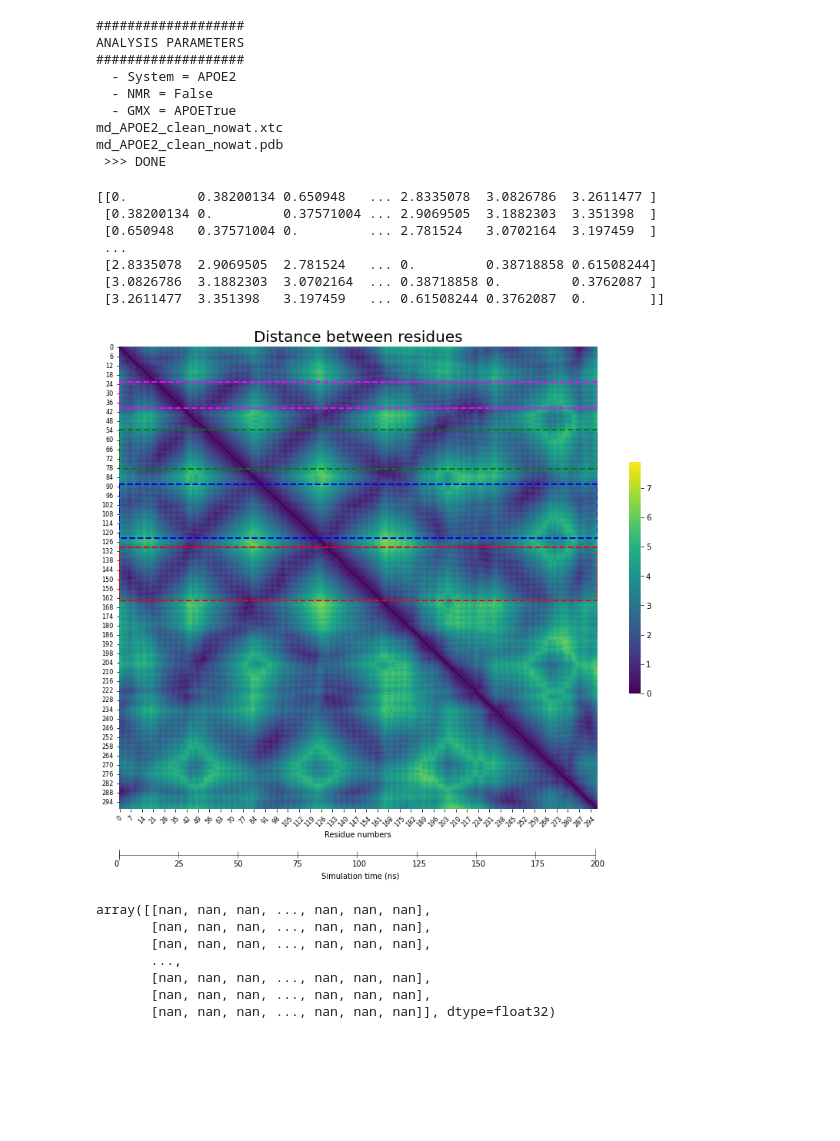
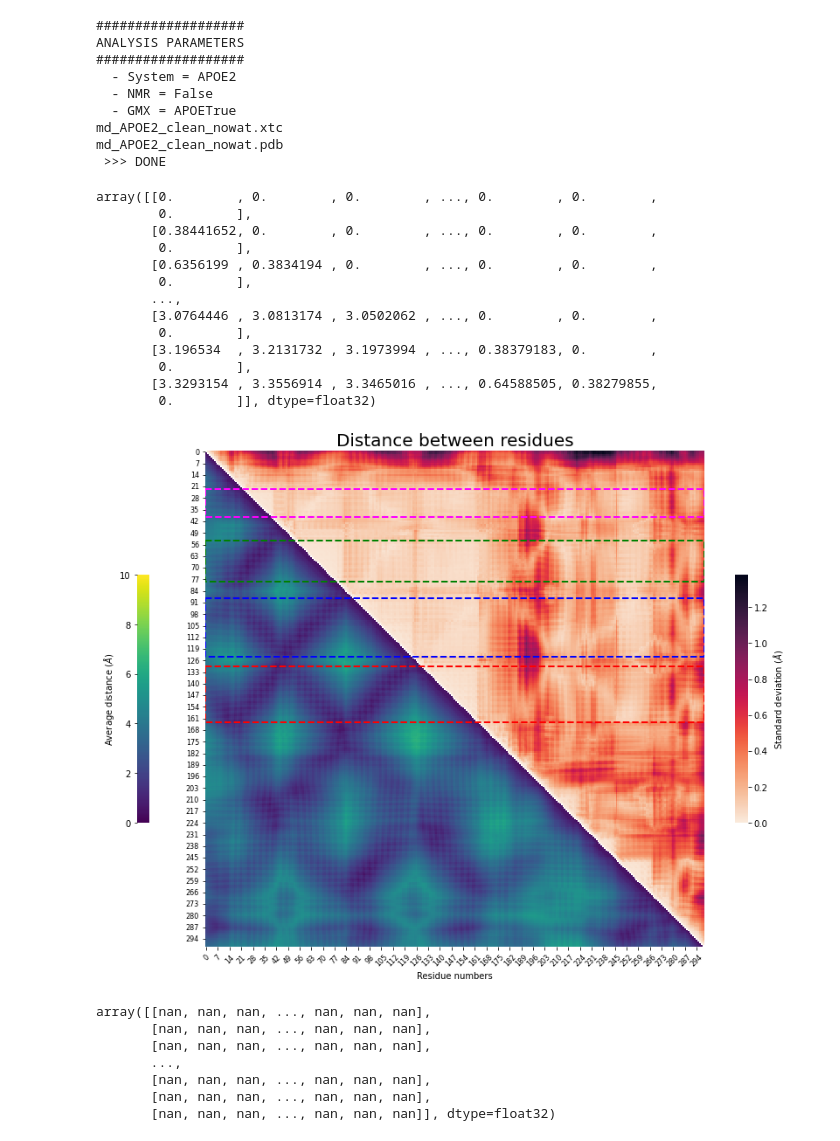
Before and after one commit to tubiana/analysisMDnotebooks, a Jupyter notebook: generate_analysis_MD.ipynb, the cells around one changed output. Cells and saved outputs as stored; diff of their text form; code cells hidden in the pictures; blank space fills up the shorter version.

Commit message:
bug fixer on average matrix and now more visibility for std matrix

```diff
--- a/generate_analysis_MD.ipynb
+++ b/generate_analysis_MD.ipynb
@@ -1221,6 +1221,22 @@ del(std_matrix)
 del(average_matrix)
 
 matrices [matrices == 0] = np.nan
+# %%
+summatry_matrix
+# %% [output]
+array([[0.        , 0.        , 0.        , ..., 0.        , 0.        ,
+        0.        ],
+       [0.38441652, 0.        , 0.        , ..., 0.        , 0.        ,
+        0.        ],
+       [0.6356199 , 0.3834194 , 0.        , ..., 0.        , 0.        ,
+        0.        ],
+       ...,
+       [3.0764446 , 3.0813174 , 3.0502062 , ..., 0.        , 0.        ,
+        0.        ],
+       [3.196534  , 3.2131732 , 3.1973994 , ..., 0.38379183, 0.        ,
+        0.        ],
+       [3.3293154 , 3.3556914 , 3.3465016 , ..., 0.64588505, 0.38279855,
+        0.        ]], dtype=float32)
 # %%
 maxval = np.nanmax(matrices)
 # %%
@@ -1233,11 +1249,21 @@ def plot_matrix(matrix, frameNumber=None, basename="distance_", maxFrame=None, m
         ax0 = fig.add_subplot(gs[0, :])
         ax1 = fig.add_subplot(gs[1, :])
         matrix = matrix + np.nan_to_num(matrix,0).T
-        print(matrix)
+        g = sns.heatmap(matrix, cmap="viridis", ax=ax0, vmin=0, vmax=maxval,cbar_kws = {"shrink":0.5})
     else:
-        fig, ax0 = plt.subplots(figsize=(10,8))
+        fig, ax0 = plt.subplots(figsize=(13,9))
+        average = matrix.copy()
+        average *= np.tri(*matrix.shape) # Set the upper triangle to 0
+        average [average == 0] = np.nan
 
-    g = sns.heatmap(matrix, cmap="viridis", ax=ax0, vmin=0, vmax=maxval,cbar_kws = {"shrink":0.5})
+        std = matrix.copy()
+        std *= 1 - np.tri(*std.shape, k=-1) # Set the lower triangle to 0
+        std [std == 0] = np.nan
+
+        g = sns.heatmap(average, cmap="viridis", ax=ax0, vmin=0, vmax=maxval,cbar_kws = {"shrink":0.5,'location':"left",'pad':0.07,  'label': r'Average distance ($\AA$)'})
+        g = sns.heatmap(std, cmap="rocket_r", ax=ax0, vmin=0,cbar_kws = {"shrink":0.5, 'location':"right",'label': r'Standard deviation ($\AA$)'}, )
+
+
     old_xticklabels = g.get_xticklabels()
     old_yticklabels = g.get_yticklabels()
     new_xticklabels = [str(convert_idx_res[int(t.get_text())]) for t in old_xticklabels]
@@ -1264,42 +1290,35 @@ def plot_matrix(matrix, frameNumber=None, basename="distance_", maxFrame=None, m
         ax1.text(x=SIMULATIONTIME-2, y=0, s=SIMULATIONTIME)
         ax1.text(x=SIMULATIONTIME/2-15, y=-0.5, s="Simulation time (ns)")
         ax1.hlines(y=0.5, color='black', xmin=0, xmax=SIMULATIONTIME, linewidth=0.5)
         ax1.axis('off')
         ax1.set_xlim((0,SIMULATIONTIME+1))
         ax1.set_ylim((0,1))
         ax1.set_yticks([])
         ax1.set_xlabel("Simulation time (ns)")
     plt.tight_layout()
     if frameNumber:
         name = f"{basename}{frameNumber:05}"
     else:
         name = basename
     #save_fig(name,outputdir="analysis/PNG/distances/",dpi=300,transparent="false")
     #plt.close()
 
 
 from tqdm import tqdm
 
 convert_res_idx = {v: k for k, v in convert_idx_res.items()}
 highlights = [(convert_res_idx[24],convert_res_idx[41],"magenta"),
               (convert_res_idx[55],convert_res_idx[80],"green"),
               (convert_res_idx[90],convert_res_idx[125],"blue"),
               (convert_res_idx[131],convert_res_idx[165],"red"),
               ]
 
-# plot_matrix(summatry_matrix, basename="average_std_distances", highlights=highlights)
+plot_matrix(summatry_matrix, basename="average_std_distances", highlights=highlights)
 # stride = 10
 # for i in tqdm(range(len(matrices[::stride]))):
 #     plot_matrix(matrices[i], frameNumber=i, maxFrame=matrices.shape[0]/stride, highlights=highlights, maxval=maxval)
 # %% [output]
-[[0.         0.38200134 0.650948   ... 2.8335078  3.0826786  3.2611477 ]
- [0.38200134 0.         0.37571004 ... 2.9069505  3.1882303  3.351398  ]
- [0.650948   0.37571004 0.         ... 2.781524   3.0702164  3.197459  ]
- ...
- [2.8335078  2.9069505  2.781524   ... 0.         0.38718858 0.61508244]
- [3.0826786  3.1882303  3.0702164  ... 0.38718858 0.         0.3762087 ]
- [3.2611477  3.351398   3.197459   ... 0.61508244 0.3762087  0.        ]]
-[figure, old version]
+[figure, new version]
 # %%
 summatry_matrix
 # %% [output]
```
Also changed, not shown: 1 other file.
